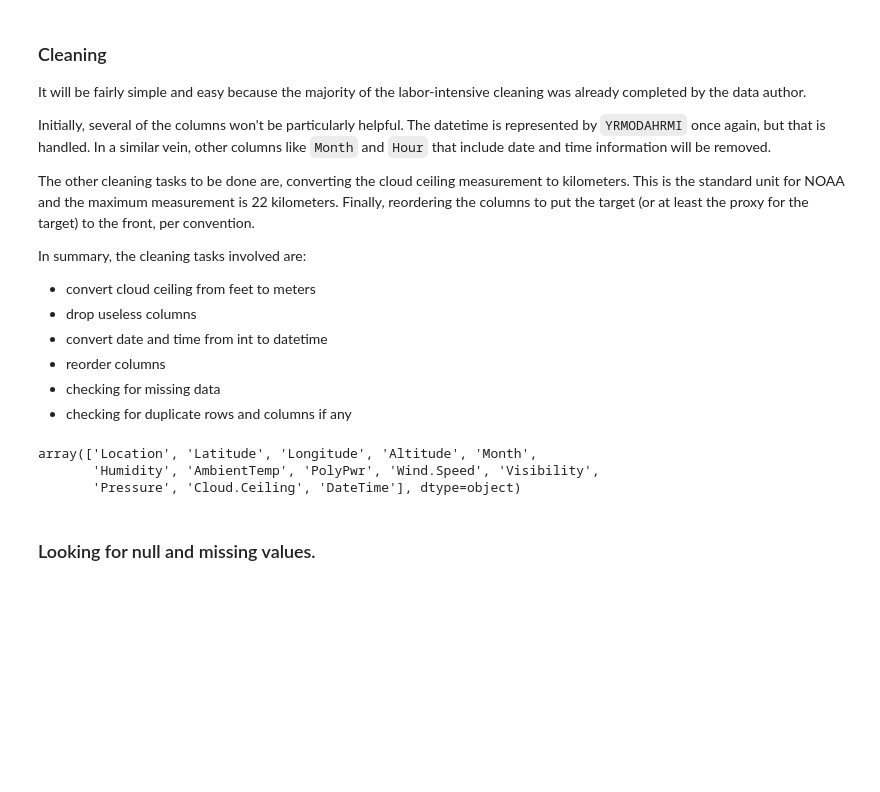
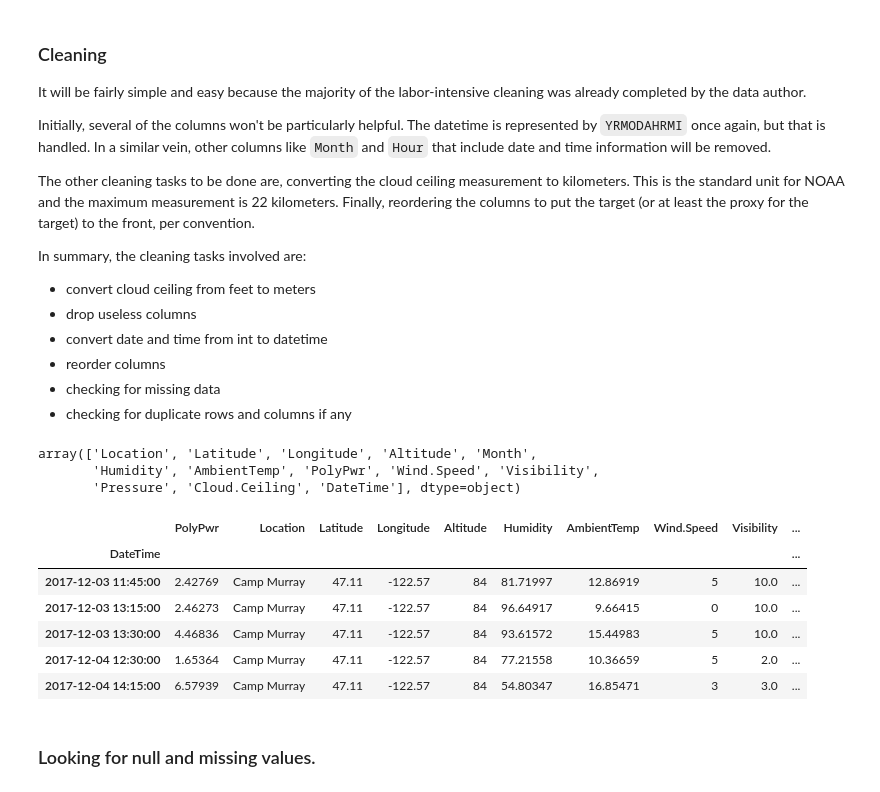
Before and after one commit to rtetteh20/SolarPulse, a Jupyter notebook: main.ipynb, the cells around one changed output. Cells and saved outputs as stored; diff of their text form; code cells hidden in the pictures; blank space fills up the shorter version.

```diff
--- a/main.ipynb
+++ b/main.ipynb
@@ -92,6 +92,15 @@ df_copy = df_copy[['PolyPwr', 'Location', 'Latitude', 'Longitude', 'Altitude',
 df_copy = df_copy.set_index("DateTime")
 # %%
 df = df_copy.copy()
+df.head(5)
+# %% [output]
+|  | PolyPwr | Location | Latitude | Longitude | Altitude | Humidity | AmbientTemp | Wind.Speed | Visibility | ... |
+| DateTime |  |  |  |  |  |  |  |  |  | ... |
+| 2017-12-03 11:45:00 | 2.42769 | Camp Murray | 47.11 | -122.57 | 84 | 81.71997 | 12.86919 | 5 | 10.0 | ... |
+| 2017-12-03 13:15:00 | 2.46273 | Camp Murray | 47.11 | -122.57 | 84 | 96.64917 | 9.66415 | 0 | 10.0 | ... |
+| 2017-12-03 13:30:00 | 4.46836 | Camp Murray | 47.11 | -122.57 | 84 | 93.61572 | 15.44983 | 5 | 10.0 | ... |
+| 2017-12-04 12:30:00 | 1.65364 | Camp Murray | 47.11 | -122.57 | 84 | 77.21558 | 10.36659 | 5 | 2.0 | ... |
+| 2017-12-04 14:15:00 | 6.57939 | Camp Murray | 47.11 | -122.57 | 84 | 54.80347 | 16.85471 | 3 | 3.0 | ... |
 # %% [markdown]
 ### Looking for null and missing values.
 # %%
```
Also changed, not shown: parts of 12 cells of this notebook, 3 other files.
